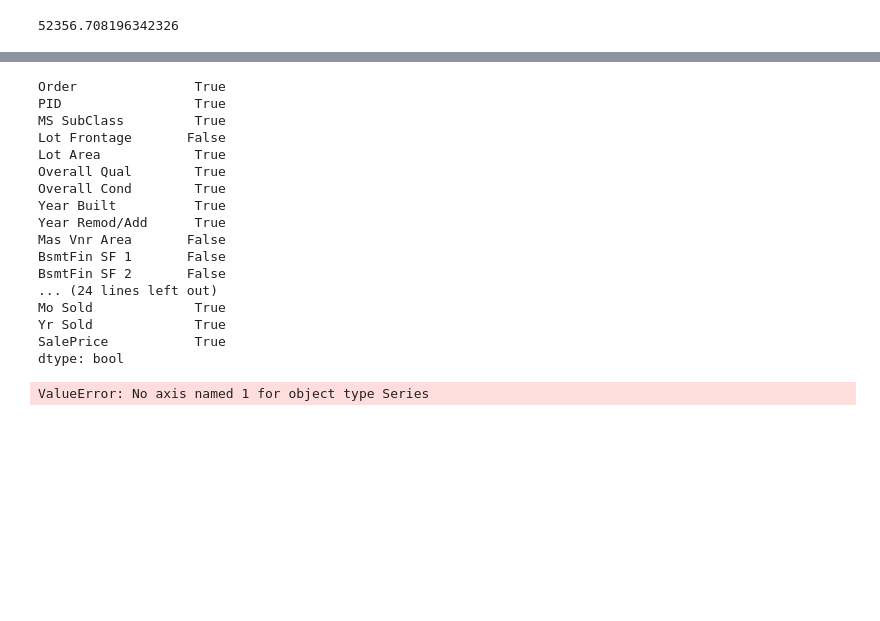
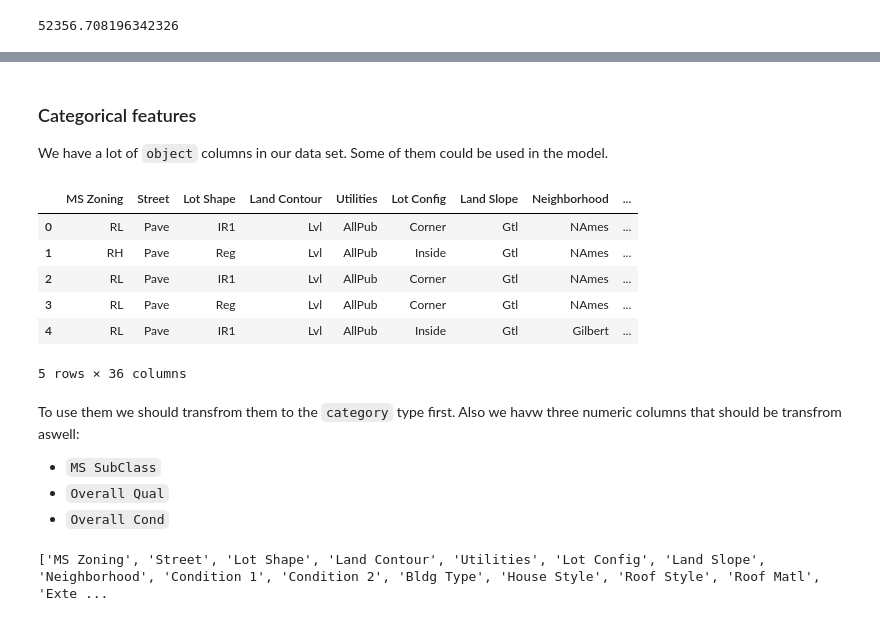
Before and after one commit to 0ld-dancer/dq_projects, a Jupyter notebook: 11. Predicting House Sale Prices/11. Predicting House Sale Prices.ipynb, the cells around one changed output, grey strips where cells are left out. Drawn from its saved outputs; the diff is of its cells as text; code cells hidden in the pictures; blank space fills up the shorter version.

```diff
--- a/11. Predicting House Sale Prices/11. Predicting House Sale Prices.ipynb
+++ b/11. Predicting House Sale Prices/11. Predicting House Sale Prices.ipynb
@@ -269,2 +261,4 @@ feature_corrs[feature_corrs.abs() >= 0.4]
 # %%
-cleaned_housing_df['Total Bsmt SF'].value_counts()
+corr_cols_drop = ['Total Bsmt SF', 'TotRms AbvGrd', 'Garage Cars']
+
+cleaned_housing_df = cleaned_housing_df.drop(corr_cols_drop, axis=1)
@@ -359,25 +265,30 @@ def select_features(df):
-# %%
-xxx = housing_df.select_dtypes(include='number').notnull().all()
-xxx
-# %% [output]
-Order               True
-PID                 True
-MS SubClass         True
-Lot Frontage       False
-Lot Area            True
-Overall Qual        True
-Overall Cond        True
-Year Built          True
-Year Remod/Add      True
-Mas Vnr Area       False
-BsmtFin SF 1       False
-BsmtFin SF 2       False
-... (24 lines left out)
-Mo Sold             True
-Yr Sold             True
-SalePrice           True
-dtype: bool
-# %%
-train_and_test(housing_df)
-# %% [output]
-ValueError: No axis named 1 for object type Series
+# %% [markdown]
+### Categorical features
+
+We have a lot of `object` columns in our data set. Some of them could be used in the model.
+# %%
+cleaned_housing_df.select_dtypes('object').head()
+# %% [output]
+|  | MS Zoning | Street | Lot Shape | Land Contour | Utilities | Lot Config | Land Slope | Neighborhood | ... |
+| 0 | RL | Pave | IR1 | Lvl | AllPub | Corner | Gtl | NAmes | ... |
+| 1 | RH | Pave | Reg | Lvl | AllPub | Inside | Gtl | NAmes | ... |
+| 2 | RL | Pave | IR1 | Lvl | AllPub | Corner | Gtl | NAmes | ... |
+| 3 | RL | Pave | Reg | Lvl | AllPub | Corner | Gtl | NAmes | ... |
+| 4 | RL | Pave | IR1 | Lvl | AllPub | Inside | Gtl | Gilbert | ... |
+5 rows × 36 columns
+# %% [markdown]
+To use them we should transfrom them to the `category` type first. Also we havw three numeric columns that should be transfrom aswell:
+* `MS SubClass`
+* `Overall Qual`
+* `Overall Cond`
+# %%
+object_cols = cleaned_housing_df.select_dtypes('object').columns.to_list()
+
+num_cols = ['MS SubClass', 'Overall Qual', 'Overall Cond']
+
+cat_cols = object_cols + num_cols
+print(cat_cols)
+
+cleaned_housing_df[cat_cols] = cleaned_housing_df[cat_cols].astype('category')
+# %% [output]
+['MS Zoning', 'Street', 'Lot Shape', 'Land Contour', 'Utilities', 'Lot Config', 'Land Slope', 'Neighborhood', 'Condition 1', 'Condition 2', 'Bldg Type', 'House Style', 'Roof Style', 'Roof Matl', 'Exte ...
```
Also changed, not shown: parts of 53 cells of this notebook.
